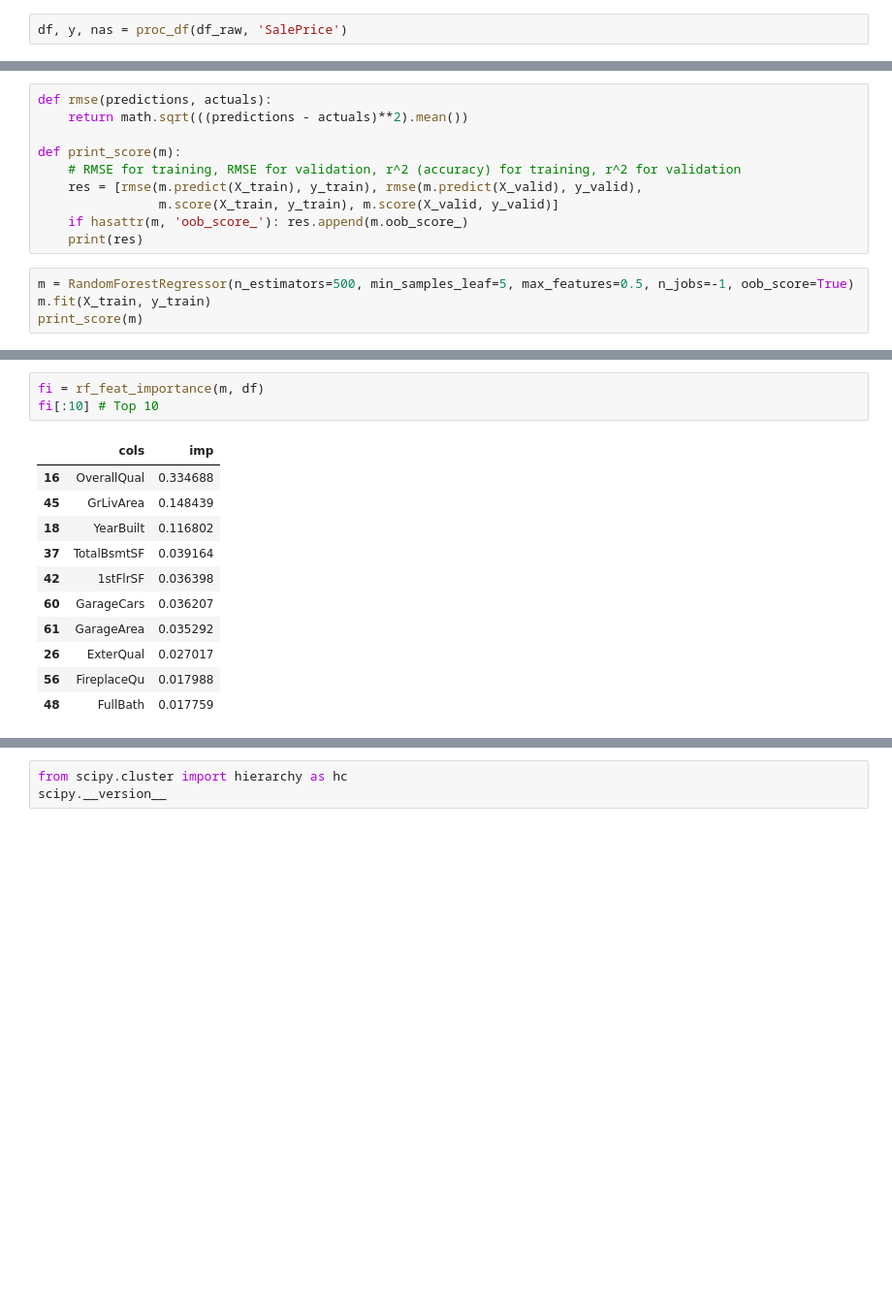
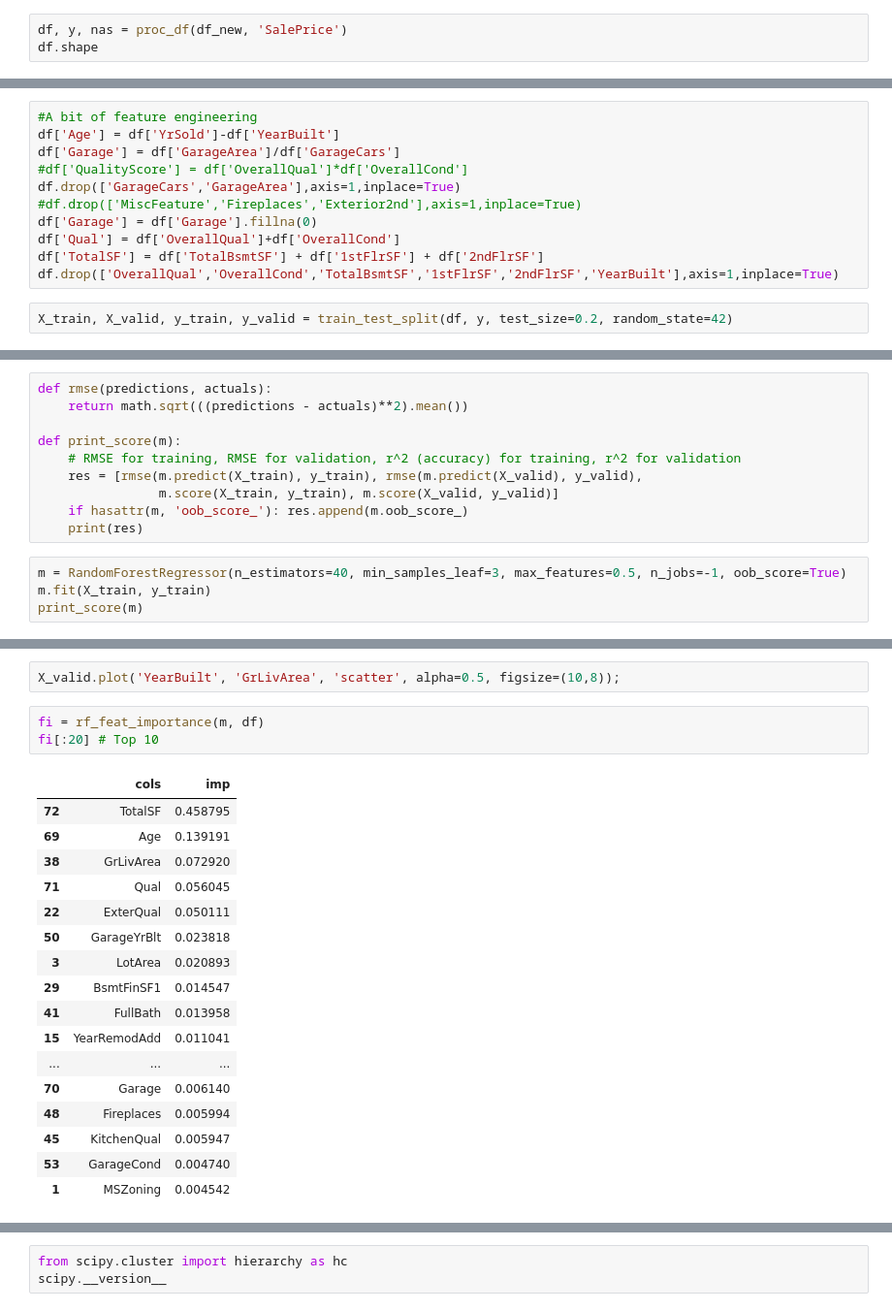
Before and after one commit to dtourolle/house_price_kaggle, a Jupyter notebook: notebooks/EDA.ipynb, the cells around one changed output, grey strips where cells are left out. Shown at 97% size. Drawn from its saved outputs; the diff is of its cells as text; blank space fills up the shorter version.

```diff
--- a/notebooks/EDA.ipynb
+++ b/notebooks/EDA.ipynb
@@ -112,2 +83,3 @@ df_raw.drop(axis=1,columns=['Id'],inplace=True)
 # %%
-df, y, nas = proc_df(df_raw, 'SalePrice')
+df, y, nas = proc_df(df_new, 'SalePrice')
+df.shape
@@ -165,0 +88,13 @@ display_all(df_raw.iloc[:100])
+# %%
+#A bit of feature engineering
+df['Age'] = df['YrSold']-df['YearBuilt']
+df['Garage'] = df['GarageArea']/df['GarageCars']
+#df['QualityScore'] = df['OverallQual']*df['OverallCond']
+df.drop(['GarageCars','GarageArea'],axis=1,inplace=True)
+#df.drop(['MiscFeature','Fireplaces','Exterior2nd'],axis=1,inplace=True)
+df['Garage'] = df['Garage'].fillna(0)
+df['Qual'] = df['OverallQual']+df['OverallCond']
+df['TotalSF'] = df['TotalBsmtSF'] + df['1stFlrSF'] + df['2ndFlrSF']
+df.drop(['OverallQual','OverallCond','TotalBsmtSF','1stFlrSF','2ndFlrSF','YearBuilt'],axis=1,inplace=True)
+# %%
+X_train, X_valid, y_train, y_valid = train_test_split(df, y, test_size=0.2, random_state=42)
@@ -174,7 +113,7 @@ def print_score(m):
     if hasattr(m, 'oob_score_'): res.append(m.oob_score_)
     print(res)
 # %%
-m = RandomForestRegressor(n_estimators=500, min_samples_leaf=5, max_features=0.5, n_jobs=-1, oob_score=True)
+m = RandomForestRegressor(n_estimators=40, min_samples_leaf=3, max_features=0.5, n_jobs=-1, oob_score=True)
 m.fit(X_train, y_train)
 print_score(m)
 # %% [output]
@@ -182,16 +126,24 @@ print_score(m)
+# %%
+X_valid.plot('YearBuilt', 'GrLivArea', 'scatter', alpha=0.5, figsize=(10,8));
 # %%
 fi = rf_feat_importance(m, df)
-fi[:10] # Top 10
+fi[:20] # Top 10
 # %% [output]
 |  | cols | imp |
-| 16 | OverallQual | 0.334688 |
-| 45 | GrLivArea | 0.148439 |
-| 18 | YearBuilt | 0.116802 |
-| 37 | TotalBsmtSF | 0.039164 |
-| 42 | 1stFlrSF | 0.036398 |
-| 60 | GarageCars | 0.036207 |
-| 61 | GarageArea | 0.035292 |
-| 26 | ExterQual | 0.027017 |
-| 56 | FireplaceQu | 0.017988 |
-| 48 | FullBath | 0.017759 |
+| 72 | TotalSF | 0.458795 |
+| 69 | Age | 0.139191 |
+| 38 | GrLivArea | 0.072920 |
+| 71 | Qual | 0.056045 |
+| 22 | ExterQual | 0.050111 |
+| 50 | GarageYrBlt | 0.023818 |
+| 3 | LotArea | 0.020893 |
+| 29 | BsmtFinSF1 | 0.014547 |
+| 41 | FullBath | 0.013958 |
+| 15 | YearRemodAdd | 0.011041 |
+| ... | ... | ... |
+| 70 | Garage | 0.006140 |
+| 48 | Fireplaces | 0.005994 |
+| 45 | KitchenQual | 0.005947 |
+| 53 | GarageCond | 0.004740 |
+| 1 | MSZoning | 0.004542 |
 # %%
```
Also changed, not shown: parts of 53 cells of this notebook.
